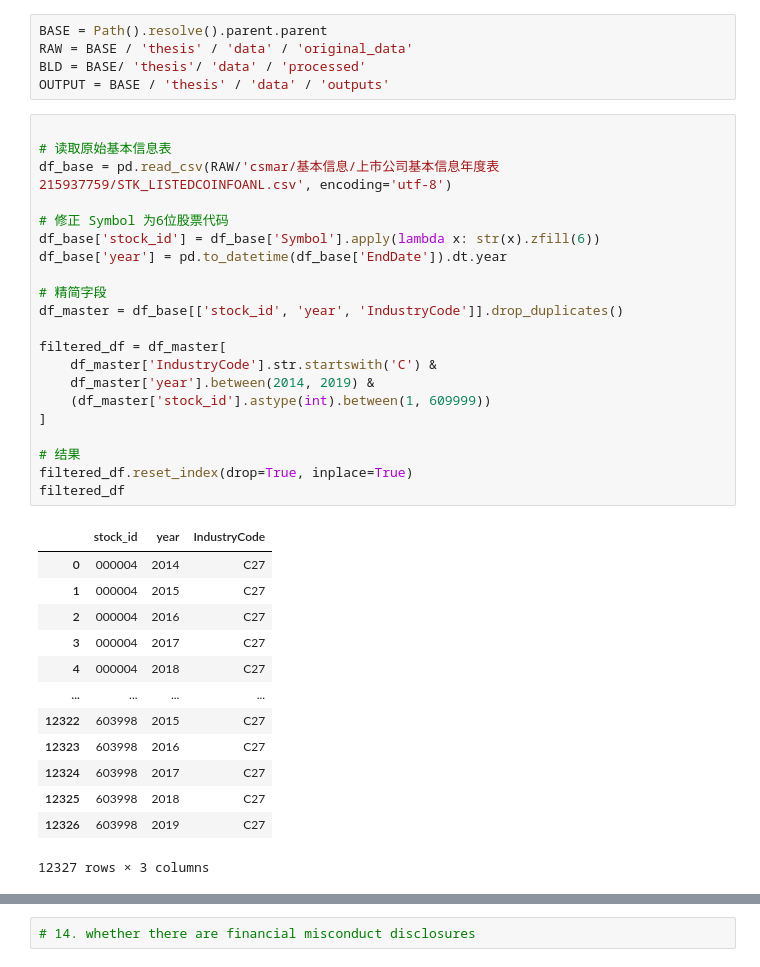
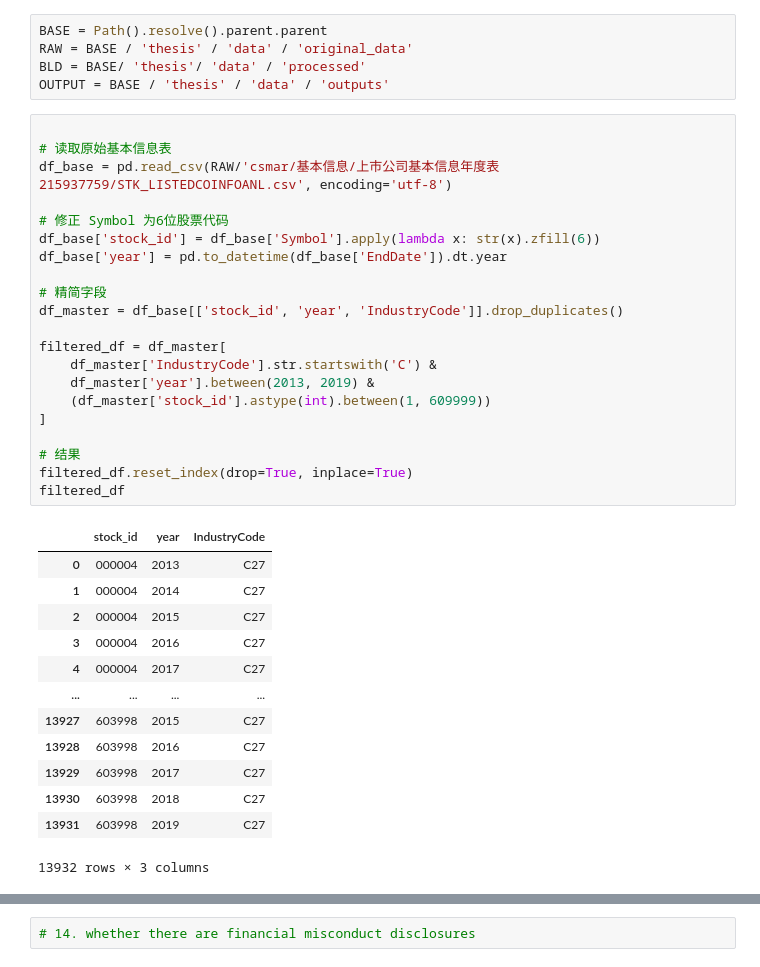
Before and after one commit to lukasgao/master_thesis, a Jupyter notebook: notebooks/governance_index.ipynb, the cells around one changed output, grey strips where cells are left out. Cells and saved outputs as stored; diff of their text form.

```diff
--- a/notebooks/governance_index.ipynb
+++ b/notebooks/governance_index.ipynb
@@ -10,38 +10,38 @@ OUTPUT = BASE / 'thesis' / 'data' / 'outputs'
 # %%
 
 # 读取原始基本信息表
 df_base = pd.read_csv(RAW/'csmar/基本信息/上市公司基本信息年度表215937759/STK_LISTEDCOINFOANL.csv', encoding='utf-8')
 
 # 修正 Symbol 为6位股票代码
 df_base['stock_id'] = df_base['Symbol'].apply(lambda x: str(x).zfill(6))
 df_base['year'] = pd.to_datetime(df_base['EndDate']).dt.year
 
 # 精简字段
 df_master = df_base[['stock_id', 'year', 'IndustryCode']].drop_duplicates()
 
 filtered_df = df_master[
     df_master['IndustryCode'].str.startswith('C') &
-    df_master['year'].between(2014, 2019) &
+    df_master['year'].between(2013, 2019) &
     (df_master['stock_id'].astype(int).between(1, 609999))
 ]
 
 # 结果
 filtered_df.reset_index(drop=True, inplace=True)
 filtered_df
 # %% [output]
 |  | stock_id | year | IndustryCode |
-| 0 | 000004 | 2014 | C27 |
-| 1 | 000004 | 2015 | C27 |
-| 2 | 000004 | 2016 | C27 |
-| 3 | 000004 | 2017 | C27 |
-| 4 | 000004 | 2018 | C27 |
+| 0 | 000004 | 2013 | C27 |
+| 1 | 000004 | 2014 | C27 |
+| 2 | 000004 | 2015 | C27 |
+| 3 | 000004 | 2016 | C27 |
+| 4 | 000004 | 2017 | C27 |
 | ... | ... | ... | ... |
-| 12322 | 603998 | 2015 | C27 |
-| 12323 | 603998 | 2016 | C27 |
-| 12324 | 603998 | 2017 | C27 |
-| 12325 | 603998 | 2018 | C27 |
-| 12326 | 603998 | 2019 | C27 |
+| 13927 | 603998 | 2015 | C27 |
+| 13928 | 603998 | 2016 | C27 |
+| 13929 | 603998 | 2017 | C27 |
+| 13930 | 603998 | 2018 | C27 |
+| 13931 | 603998 | 2019 | C27 |
-12327 rows × 3 columns
+13932 rows × 3 columns
 # %%
 # 1. executive_in_shareholder_firm
 
```
Also changed, not shown: parts of 44 cells of this notebook, 32 other files.
